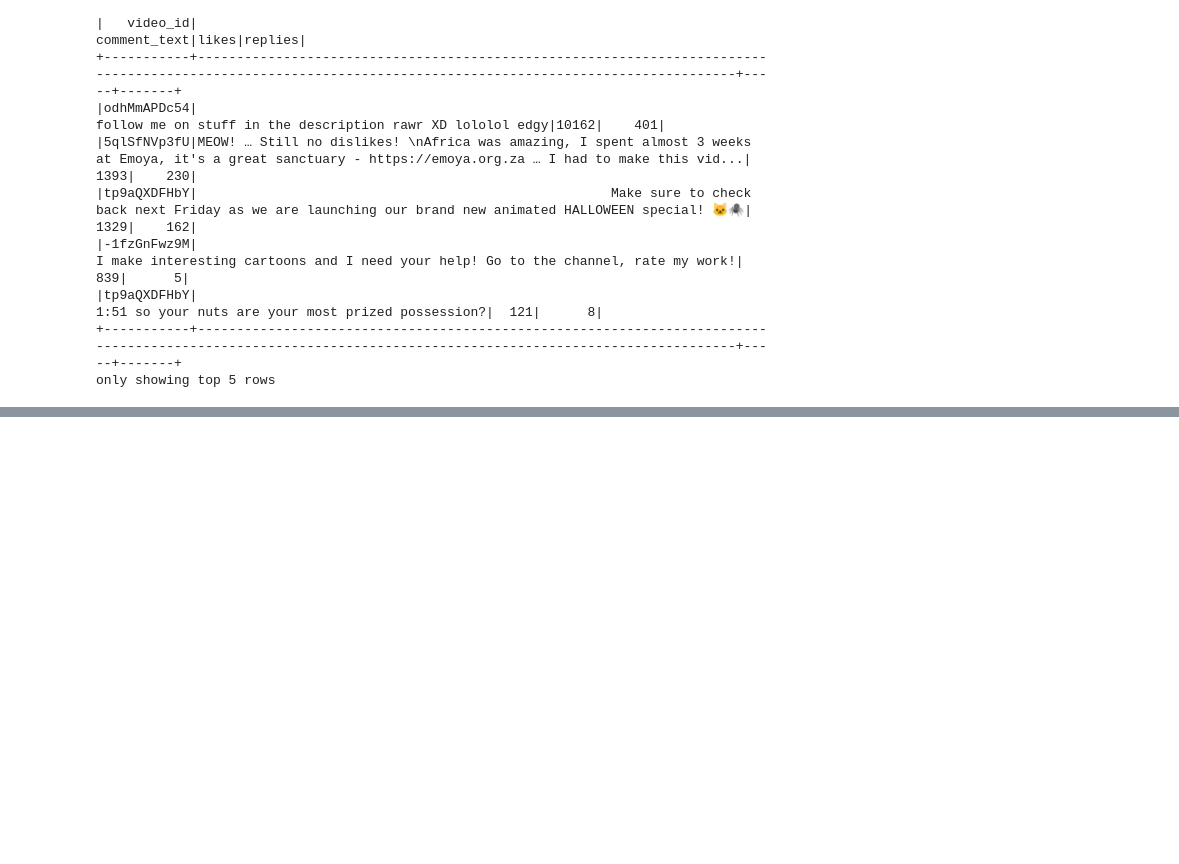
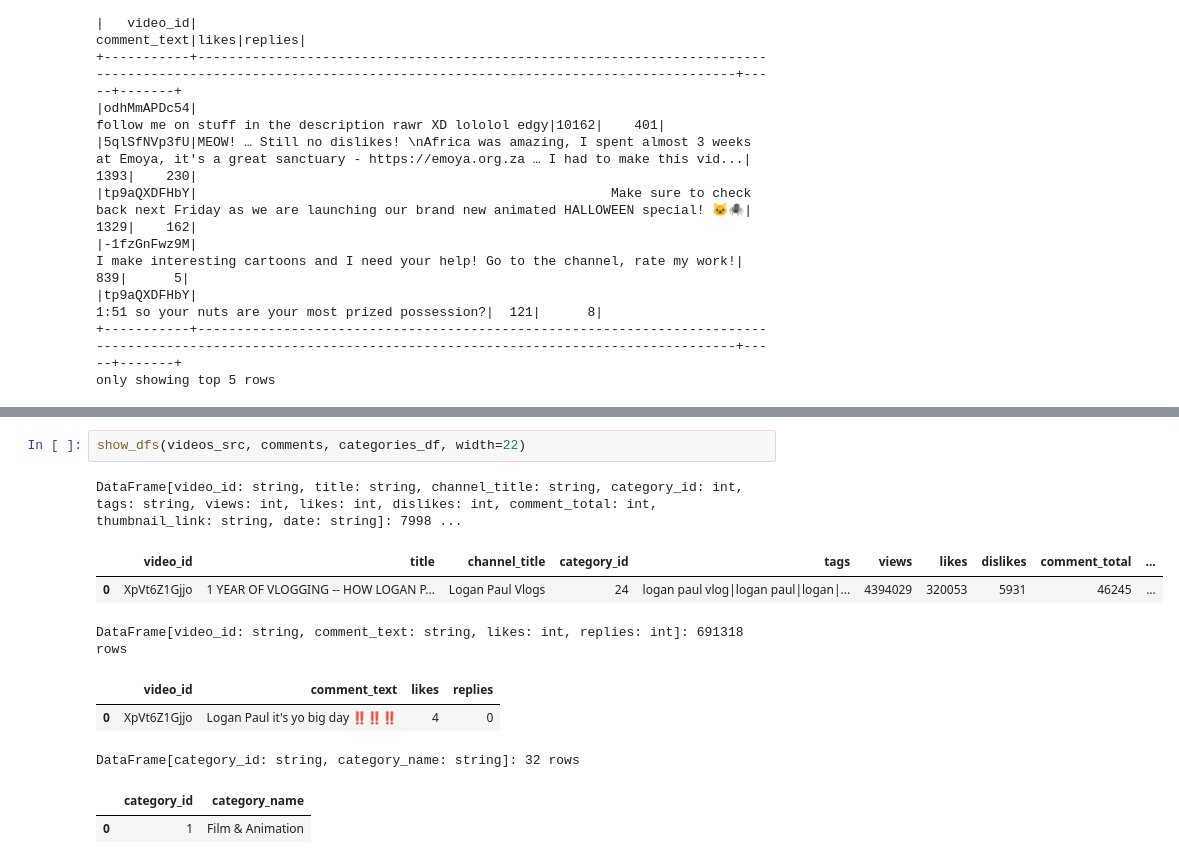
Before and after one commit to dataengy/pyspark_course_excercises, a Jupyter notebook: hw1/notebooks/Video Scoring-solution.ipynb, the cells around one changed output, grey strips where cells are left out. Saved outputs shown, nothing was run; the diff lists cells and outputs as text; blank space fills up the shorter version.

```diff
--- a/hw1/notebooks/Video Scoring-solution.ipynb
+++ b/hw1/notebooks/Video Scoring-solution.ipynb
@@ -764,0 +890,12 @@ only showing top 5 rows
+# %%
+show_dfs(videos_src, comments, categories_df, width=22)
+# %% [output]
+DataFrame[video_id: string, title: string, channel_title: string, category_id: int, tags: string, views: int, likes: int, dislikes: int, comment_total: int, thumbnail_link: string, date: string]: 7998 ...
+|  | video_id | title | channel_title | category_id | tags | views | likes | dislikes | comment_total | ... |
+| 0 | XpVt6Z1Gjjo | 1 YEAR OF VLOGGING -- HOW LOGAN P... | Logan Paul Vlogs | 24 | logan paul vlog|logan paul|logan|... | 4394029 | 320053 | 5931 | 46245 | ... |
+DataFrame[video_id: string, comment_text: string, likes: int, replies: int]: 691318 rows
+|  | video_id | comment_text | likes | replies |
+| 0 | XpVt6Z1Gjjo | Logan Paul it's yo big day ‼️‼️‼️ | 4 | 0 |
+DataFrame[category_id: string, category_name: string]: 32 rows
+|  | category_id | category_name |
+| 0 | 1 | Film & Animation |
```
Also changed, not shown: parts of 27 cells of this notebook.
